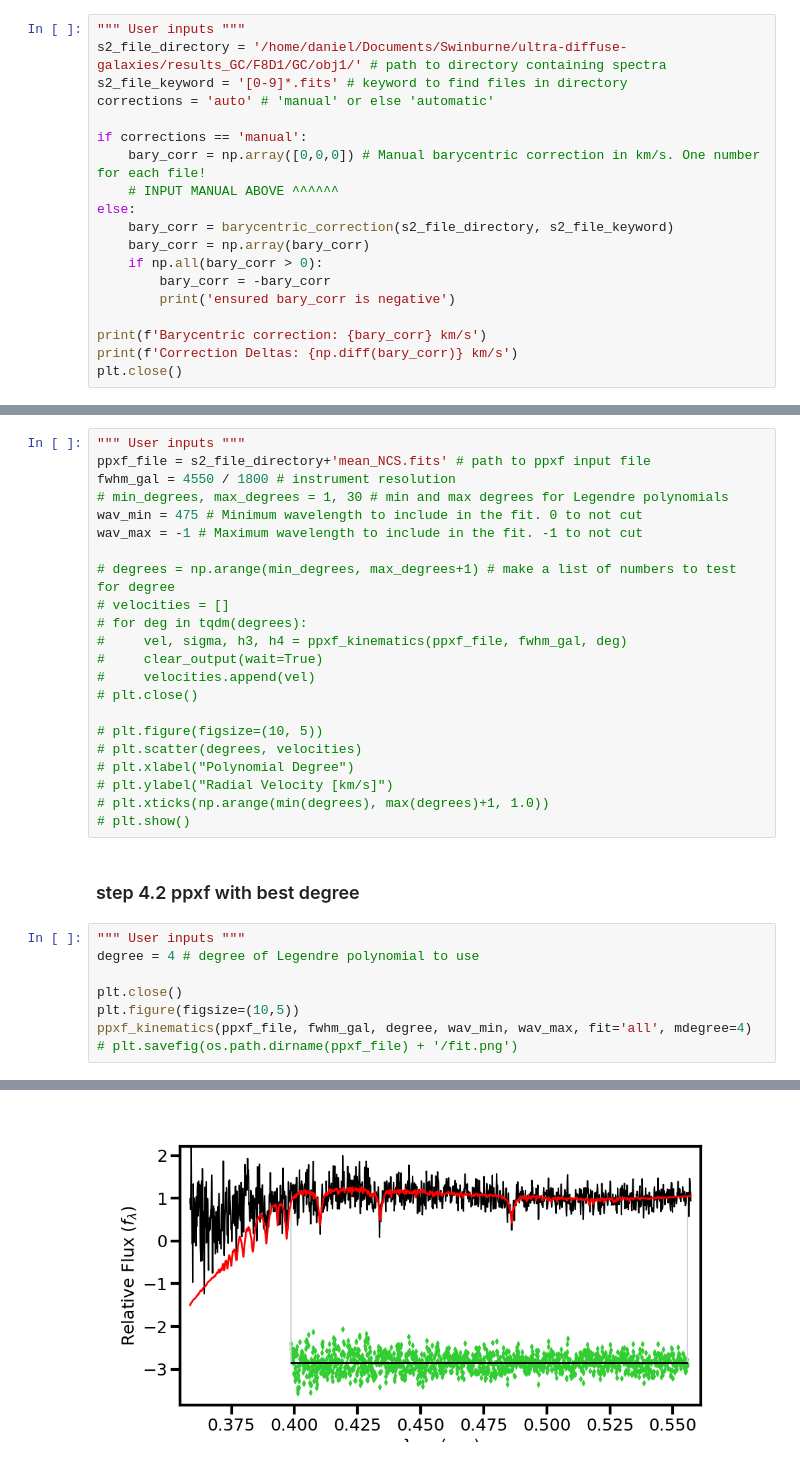
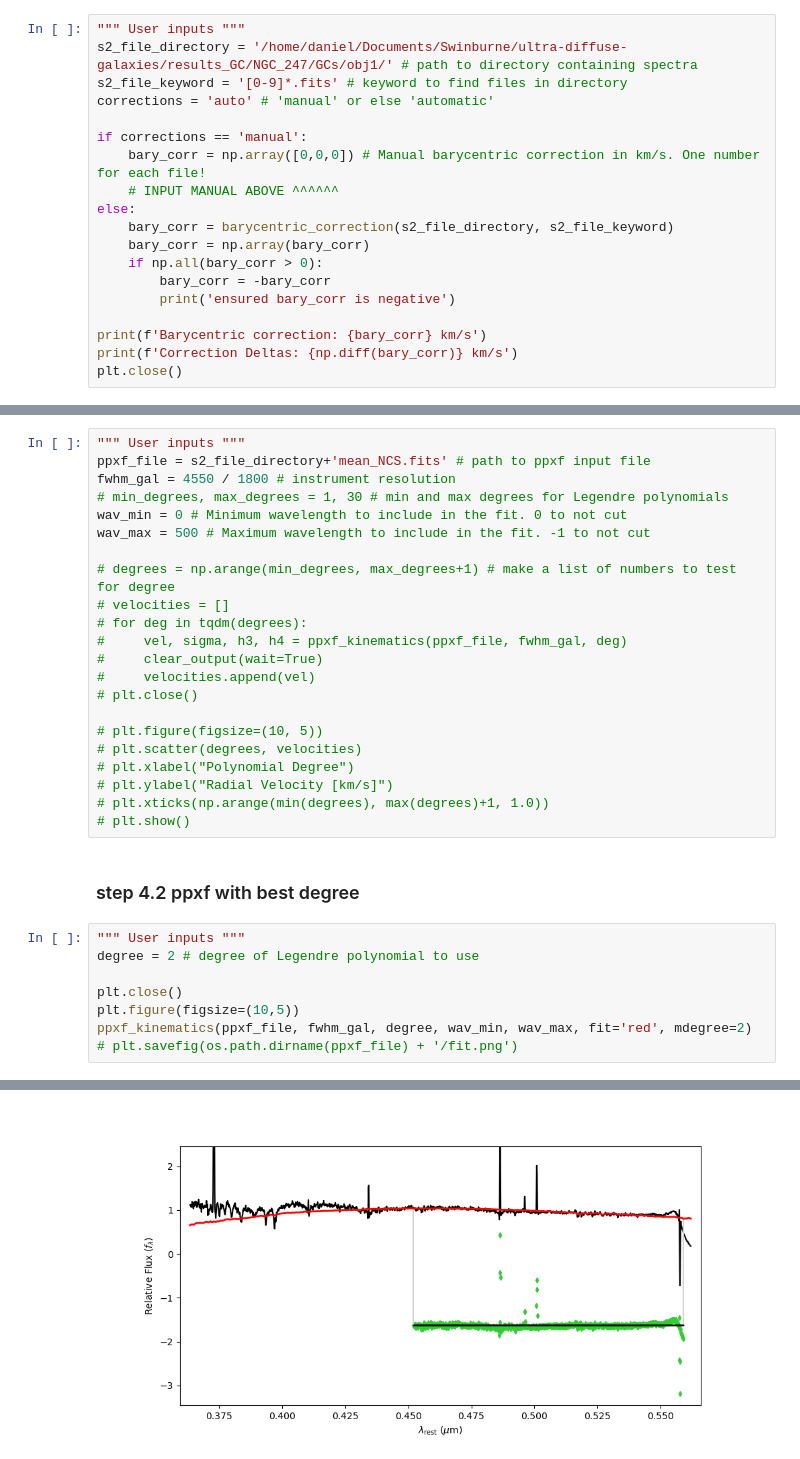
Before and after one commit to daniel-lyon/CAS-Summer-Project, a Jupyter notebook: scripts/main.ipynb, the cells around one changed output, grey strips where cells are left out. Drawn from its saved outputs; the diff is of its cells as text.

```diff
--- a/scripts/main.ipynb
+++ b/scripts/main.ipynb
@@ -39,7 +39,7 @@ open qfitsview and create `.fits` file for all objects in the cut files
 ### step 2: barycentric correction
 # %%
 """ User inputs """
-s2_file_directory = '/home/daniel/Documents/Swinburne/ultra-diffuse-galaxies/results_GC/F8D1/GC/obj1/' # path to directory containing spectra
+s2_file_directory = '/home/daniel/Documents/Swinburne/ultra-diffuse-galaxies/results_GC/NGC_247/GCs/obj1/' # path to directory containing spectra
 s2_file_keyword = '[0-9]*.fits' # keyword to find files in directory
 corrections = 'auto' # 'manual' or else 'automatic'
 
@@ -90,8 +88,8 @@ Code Competed Successfully in, 64.25 seconds
 ppxf_file = s2_file_directory+'mean_NCS.fits' # path to ppxf input file
 fwhm_gal = 4550 / 1800 # instrument resolution
 # min_degrees, max_degrees = 1, 30 # min and max degrees for Legendre polynomials
-wav_min = 475 # Minimum wavelength to include in the fit. 0 to not cut
-wav_max = -1 # Maximum wavelength to include in the fit. -1 to not cut
+wav_min = 0 # Minimum wavelength to include in the fit. 0 to not cut
+wav_max = 500 # Maximum wavelength to include in the fit. -1 to not cut
 
 # degrees = np.arange(min_degrees, max_degrees+1) # make a list of numbers to test for degree
 # velocities = []
@@ -111,11 +109,11 @@ wav_max = -1 # Maximum wavelength to include in the fit. -1 to not cut
 ### step 4.2 ppxf with best degree
 # %%
 """ User inputs """
-degree = 4 # degree of Legendre polynomial to use
+degree = 2 # degree of Legendre polynomial to use
 
 plt.close()
 plt.figure(figsize=(10,5))
-ppxf_kinematics(ppxf_file, fwhm_gal, degree, wav_min, wav_max, fit='all', mdegree=4)
+ppxf_kinematics(ppxf_file, fwhm_gal, degree, wav_min, wav_max, fit='red', mdegree=2)
 # plt.savefig(os.path.dirname(ppxf_file) + '/fit.png')
 # %% [output]
  Best Fit:       Vel     sigma
@@ -133 +131 @@ Signal-to-noise ratio per pixel: 2.95
-[figure, old version]
+[figure, new version]
```
Also changed, not shown: parts of 3 cells of this notebook, 31 other files.
